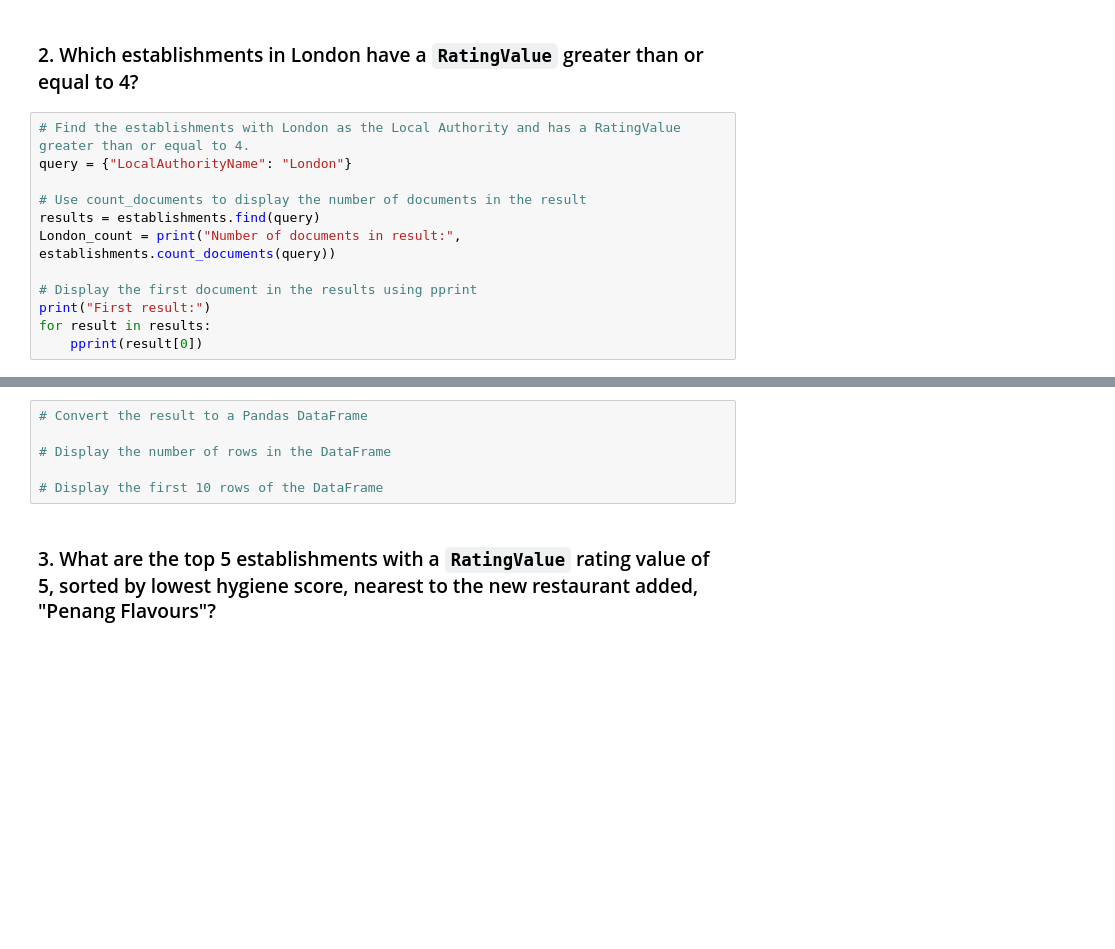
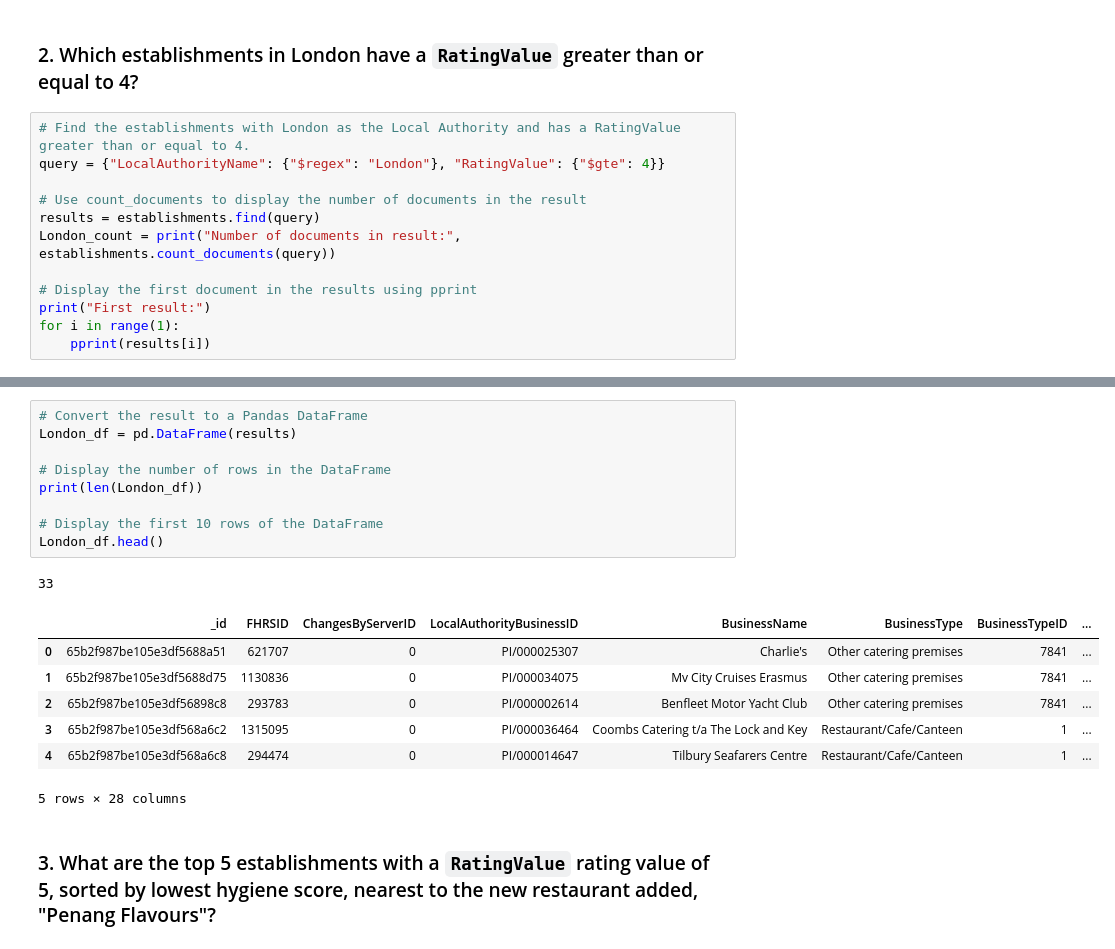
Before and after one commit to KDR9577/nosql-challenge, a Jupyter notebook: NoSQL_analysis_starter.ipynb, the cells around one changed output, grey strips where cells are left out. Cells and saved outputs as stored; diff of their text form; blank space fills up the shorter version.

```diff
--- a/NoSQL_analysis_starter.ipynb
+++ b/NoSQL_analysis_starter.ipynb
@@ -108,7 +108,7 @@ hygiene_df.head(10)
 ### 2. Which establishments in London have a `RatingValue` greater than or equal to 4?
 # %%
 # Find the establishments with London as the Local Authority and has a RatingValue greater than or equal to 4.
-query = {"LocalAuthorityName": "London"}
+query = {"LocalAuthorityName": {"$regex": "London"}, "RatingValue": {"$gte": 4}}
 
 # Use count_documents to display the number of documents in the result
 results = establishments.find(query)
@@ -116,6 +116,6 @@ London_count = print("Number of documents in result:", establishments.count_docu
 
 # Display the first document in the results using pprint
 print("First result:")
-for result in results:
-    pprint(result[0])
+for i in range(1):
+    pprint(results[i])
 # %% [output]
@@ -124,9 +139,21 @@ First result:
 # %%
 # Convert the result to a Pandas DataFrame
+London_df = pd.DataFrame(results)
 
 # Display the number of rows in the DataFrame
+print(len(London_df))
 
 # Display the first 10 rows of the DataFrame
+London_df.head()
+# %% [output]
+33
+|  | _id | FHRSID | ChangesByServerID | LocalAuthorityBusinessID | BusinessName | BusinessType | BusinessTypeID | ... |
+| 0 | 65b2f987be105e3df5688a51 | 621707 | 0 | PI/000025307 | Charlie's | Other catering premises | 7841 | ... |
+| 1 | 65b2f987be105e3df5688d75 | 1130836 | 0 | PI/000034075 | Mv City Cruises Erasmus | Other catering premises | 7841 | ... |
+| 2 | 65b2f987be105e3df56898c8 | 293783 | 0 | PI/000002614 | Benfleet Motor Yacht Club | Other catering premises | 7841 | ... |
+| 3 | 65b2f987be105e3df568a6c2 | 1315095 | 0 | PI/000036464 | Coombs Catering t/a The Lock and Key | Restaurant/Cafe/Canteen | 1 | ... |
+| 4 | 65b2f987be105e3df568a6c8 | 294474 | 0 | PI/000014647 | Tilbury Seafarers Centre | Restaurant/Cafe/Canteen | 1 | ... |
+5 rows × 28 columns
 # %% [markdown]
 ### 3. What are the top 5 establishments with a `RatingValue` rating value of 5, sorted by lowest hygiene score, nearest to the new restaurant added, "Penang Flavours"?
 # %%
```
Also changed, not shown: parts of 2 cells of this notebook.
